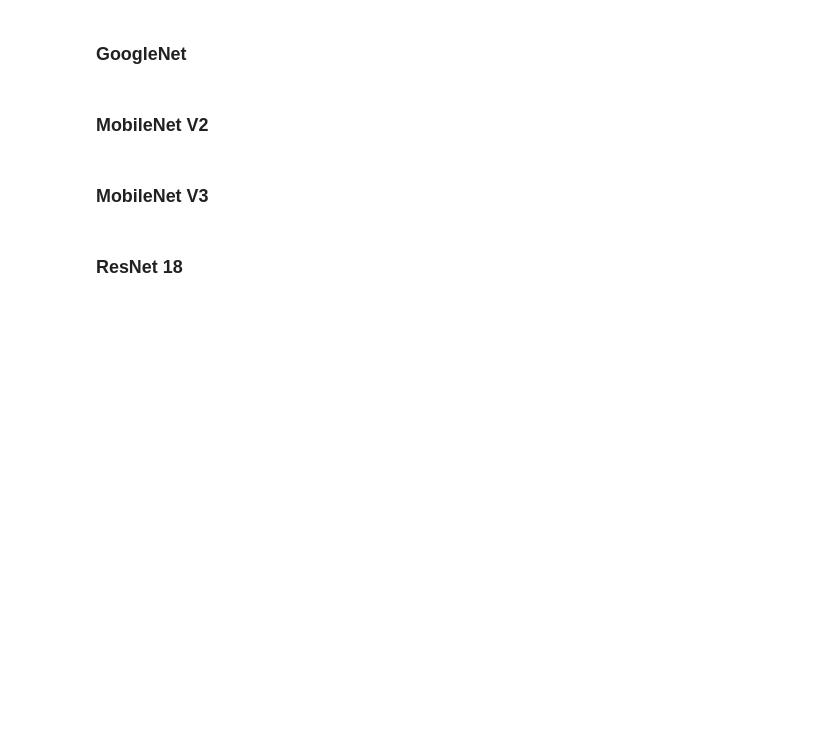
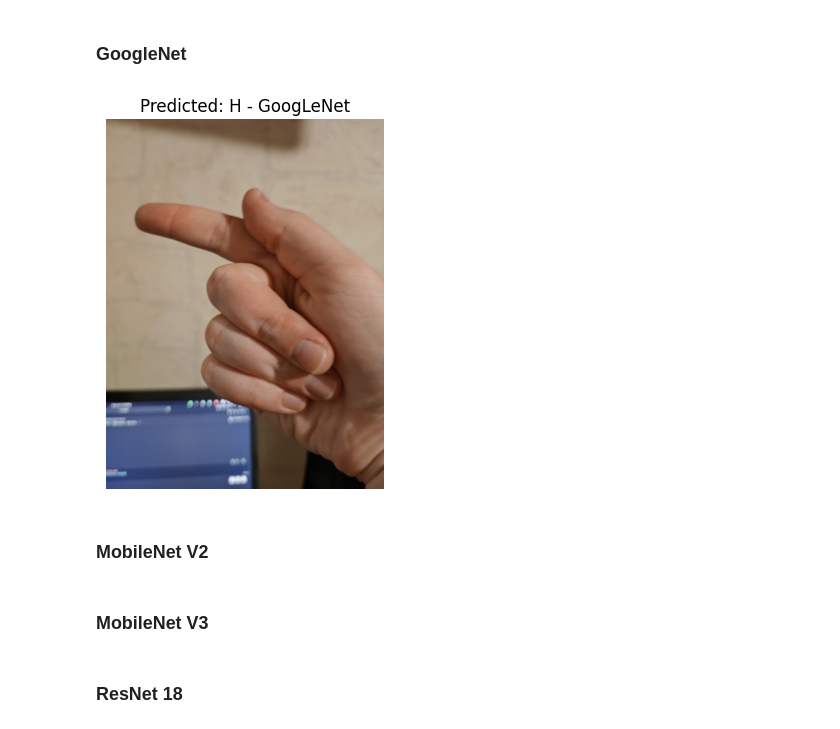
Before and after one commit to rbrauner/uekat-master-degree-studies-thesis, a Jupyter notebook: model/thesis.ipynb, the cells around one changed output. Saved outputs shown, nothing was run; the diff lists cells and outputs as text; code cells hidden in the pictures; blank space fills up the shorter version.

```diff
--- a/model/thesis.ipynb
+++ b/model/thesis.ipynb
@@ -735,4 +874,8 @@ Vgg19_model_losses
 # %% [markdown]
 ### GoogleNet
+# %%
+predict_and_display_image(GoogleNet_model, image_path, transform, device)
+# %% [output]
+[figure, added]
 # %% [markdown]
 ### MobileNet V2
```
Also changed, not shown: parts of 25 cells of this notebook, 1 other file.
